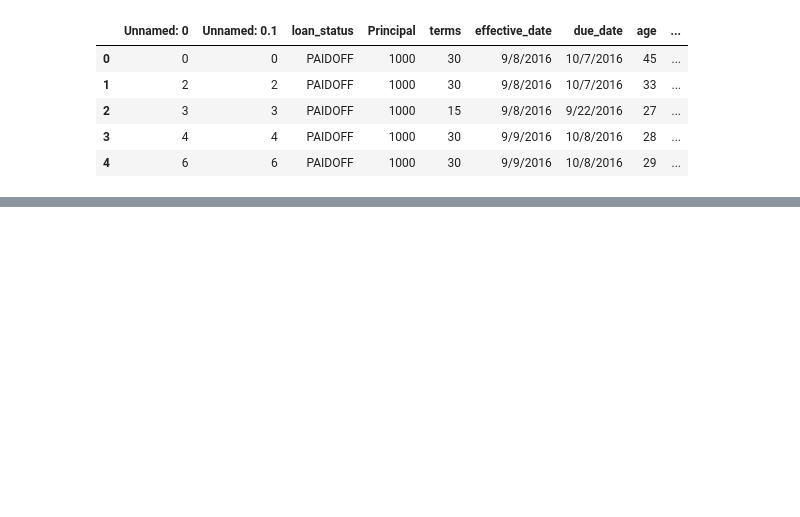
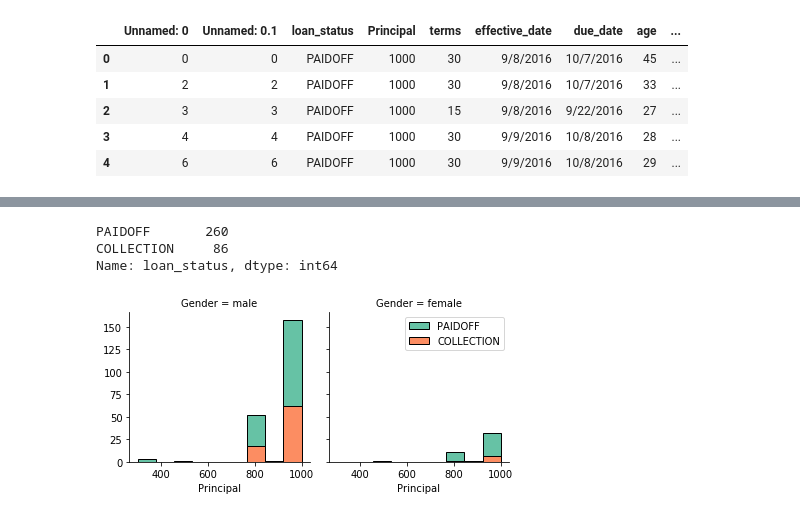
Before and after one commit to Priyanka1994/CourseCapstoneProject, a Jupyter notebook: Capstone_intro_notebook.ipynb, the cells around one changed output, grey strips where cells are left out. Cells and saved outputs as stored; diff of their text form; code cells hidden in the pictures; blank space fills up the shorter version.

```diff
--- a/Capstone_intro_notebook.ipynb
+++ b/Capstone_intro_notebook.ipynb
@@ -32,3 +29,7 @@ df.head()
 | 2 | 3 | 3 | PAIDOFF | 1000 | 15 | 9/8/2016 | 9/22/2016 | 27 | ... |
 | 3 | 4 | 4 | PAIDOFF | 1000 | 30 | 9/9/2016 | 10/8/2016 | 28 | ... |
 | 4 | 6 | 6 | PAIDOFF | 1000 | 30 | 9/9/2016 | 10/8/2016 | 29 | ... |
+# %%
+df['due_date'] = pd.to_datetime(df['due_date'])
+df['effective_date'] = pd.to_datetime(df['effective_date'])
+df.head()
@@ -34,0 +43,6 @@ df.head()
+# %%
+df['loan_status'].value_counts()
+# %% [output]
+PAIDOFF       260
+COLLECTION     86
+Name: loan_status, dtype: int64
@@ -34,0 +51,8 @@ df.head()
+# %%
+bins = np.linspace(df.Principal.min(), df.Principal.max(), 10)
+g = sbn.FacetGrid(df, col="Gender", hue="loan_status", palette="Set2", col_wrap=2)
+g.map(plt.hist, 'Principal', bins=bins, ec="k")
+g.axes[1].legend()
+plt.show()
+# %% [output]
+[figure, added]
```
Also changed, not shown: parts of 24 cells of this notebook.
